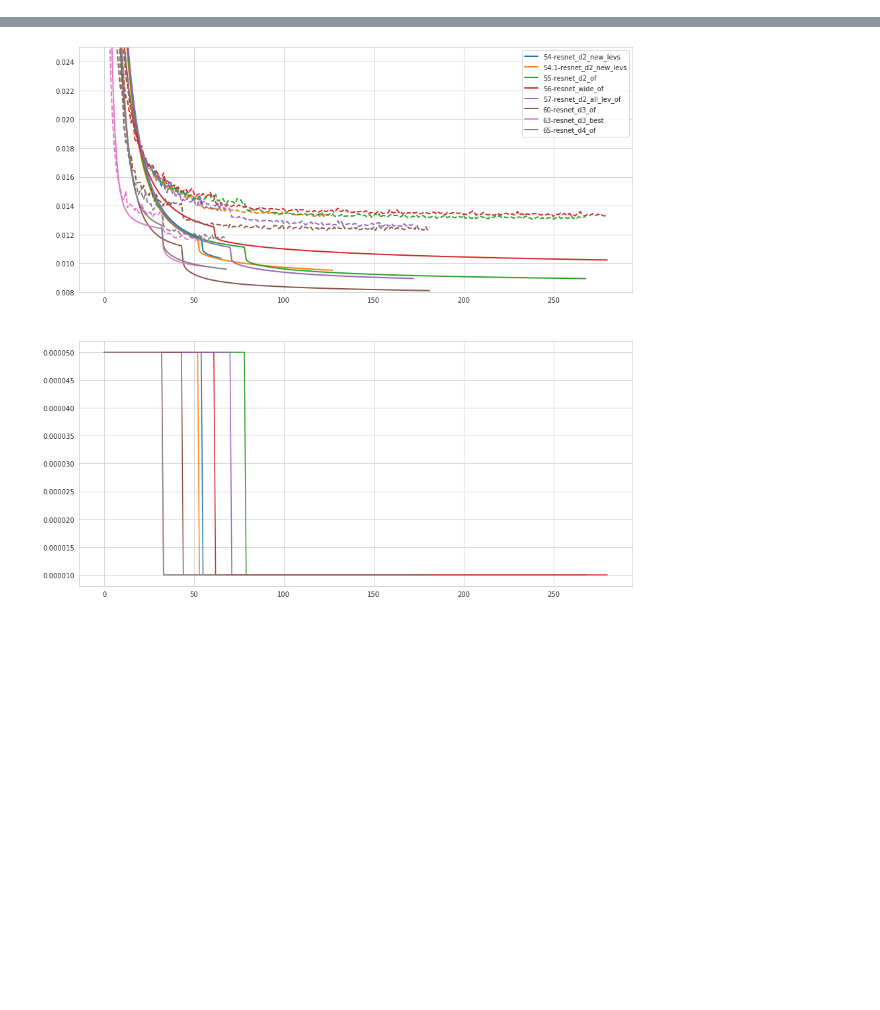
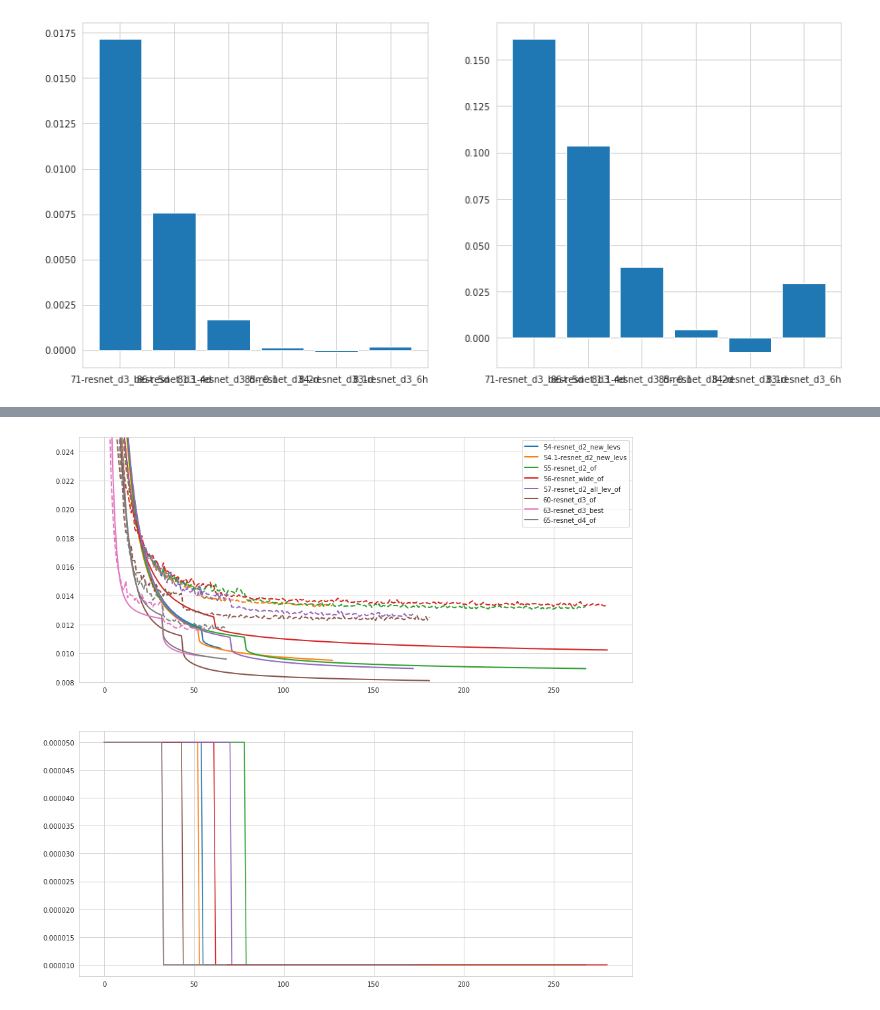
Before and after one commit to sagar-garg/WeatherBench, a Jupyter notebook: devlog/17-overfitting_tests.ipynb, the cells around one changed output, grey strips where cells are left out. Drawn from its saved outputs; the diff is of its cells as text; code cells hidden in the pictures; blank space fills up the shorter version.

```diff
--- a/devlog/17-overfitting_tests.ipynb
+++ b/devlog/17-overfitting_tests.ipynb
@@ -8,3 +5,29 @@ The autoreload extension is already loaded. To reload it, use:
 from src.utils import *
 import seaborn as sns
 sns.set_style('whitegrid')
+# %%
+def plot_generalization_error(path, exp_ids):
+    exp_ids = [str(exp_id) for exp_id in exp_ids]
+    fig, (ax1, ax2) = plt.subplots(1, 2, figsize=(15, 7))
+    colors = sns.palettes.color_palette(n_colors=len(exp_ids))
+    names = []
+    errors = []
+    rel_errors = []
+    for exp_id, c, in zip(exp_ids, colors):
+        fn = glob(f'{path}{exp_id}*.pkl')[0]
+        name = fn.split('/')[-1].split('_history.pkl')[0]
+        h = read_pickle(fn)
+        train = h['loss'][-1]
+        valid = h['val_loss'][-1]
+        errors.append(valid-train)
+        rel_errors.append((valid-train) / (valid+train) / 2)
+        names.append(name)
+
+    ax1.bar(names, errors)
+    ax2.bar(names, rel_errors)
+# %%
+plot_generalization_error('/home/rasp/data/myWeatherBench/predictions/saved_models/',
+            ['71', 86, '81', 85, 84, 83]
+        )
+# %% [output]
+[figure, added]
```
Also changed, not shown: parts of 3 cells of this notebook, 5 other files.
